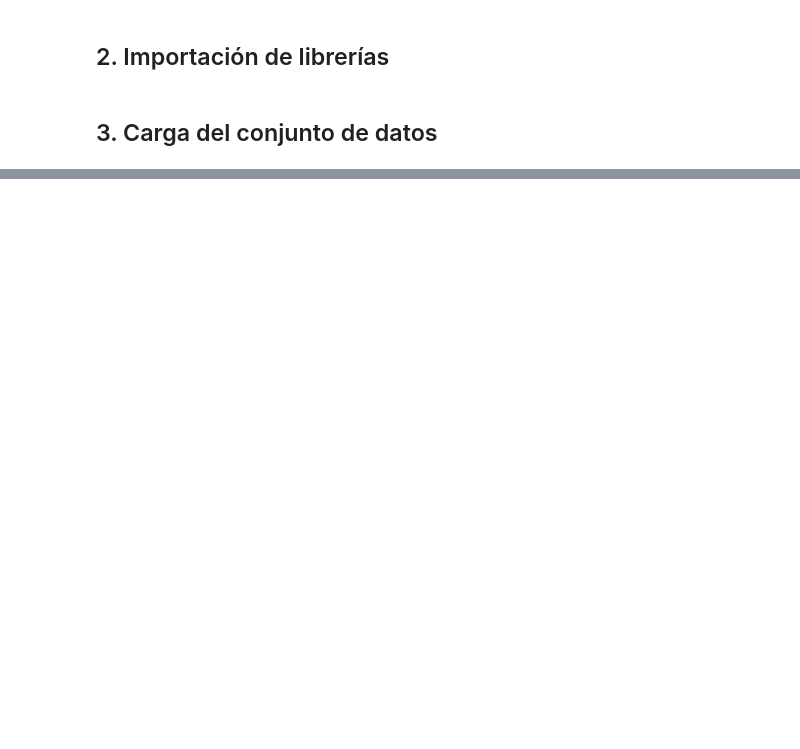
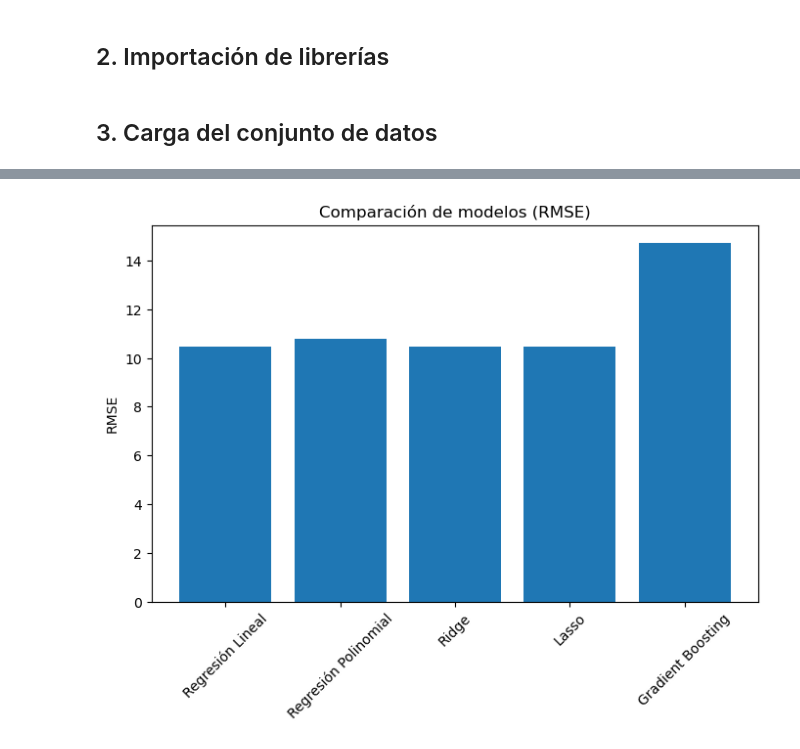
Before and after one commit to noloquintana/ecommerce-customer-spending-prediction, a Jupyter notebook: proyecto_prediccion_gasto_clientes_ecommerce.ipynb, the cells around one changed output, grey strips where cells are left out. Cells and saved outputs as stored; diff of their text form; code cells hidden in the pictures; blank space fills up the shorter version.

```diff
--- a/proyecto_prediccion_gasto_clientes_ecommerce.ipynb
+++ b/proyecto_prediccion_gasto_clientes_ecommerce.ipynb
@@ -58,0 +651,3 @@ df.head()
+# %%
+# Entrenar el modelo con los datos de entrenamiento
+gbr_model.fit(X_train, y_train)
@@ -58,0 +656,14 @@ df.head()
+# %%
+# Realizar predicciones sobre el conjunto de prueba
+y_pred_gbr = gbr_model.predict(X_test)
+# %%
+# Calcular métricas de evaluación para el modelo Gradient Boosting
+mae_gbr = mean_absolute_error(y_test, y_pred_gbr)
+mse_gbr = mean_squared_error(y_test, y_pred_gbr)
+rmse_gbr = np.sqrt(mse_gbr)
+r2_gbr = r2_score(y_test, y_pred_gbr)
+
+# Mostrar resultados de las métricas
+print("MAE Gradient Boosting:", mae_gbr)
+print("RMSE Gradient Boosting:", rmse_gbr)
+print("R2 Gradient Boosting:", r2_gbr)
@@ -58,0 +682,11 @@ df.head()
+# %%
+# Crear tabla comparativa de métricas
+resultados = pd.DataFrame({
+    'Modelo': ['Regresión Lineal', 'Regresión Polinomial', 'Ridge', 'Lasso', 'Gradient Boosting'],
+    'MAE': [mae, mae_poly, mae_ridge, mae_lasso, mae_gbr],
+    'RMSE': [rmse, rmse_poly, rmse_ridge, rmse_lasso, rmse_gbr],
+    'R2': [r2, r2_poly, r2_ridge, r2_lasso, r2_gbr]
+})
+
+# Mostrar tabla comparativa
+resultados
@@ -58,0 +710,12 @@ df.head()
+# %%
+plt.figure(figsize=(8,5))
+
+plt.bar(resultados["Modelo"], resultados["RMSE"])
+
+plt.title("Comparación de modelos (RMSE)")
+plt.ylabel("RMSE")
+plt.xticks(rotation=45)
+
+plt.show()
+# %% [output]
+[figure, added]
```
Also changed, not shown: parts of 72 cells of this notebook.
